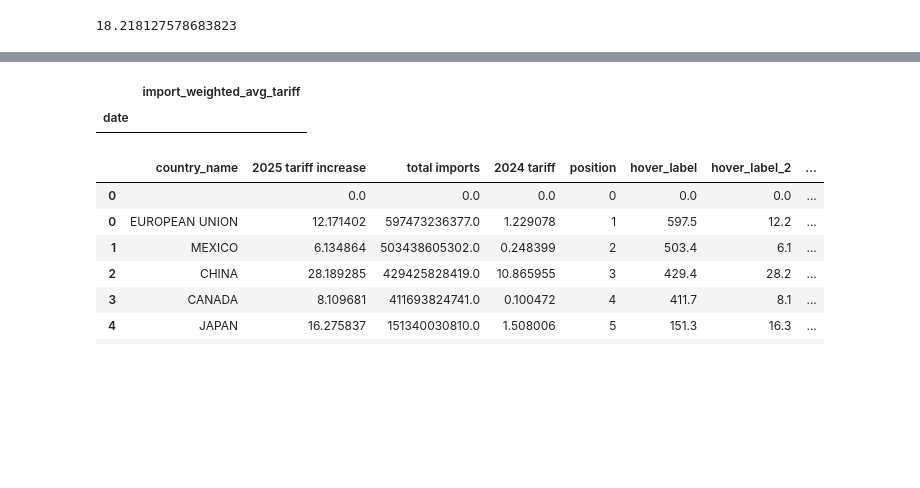
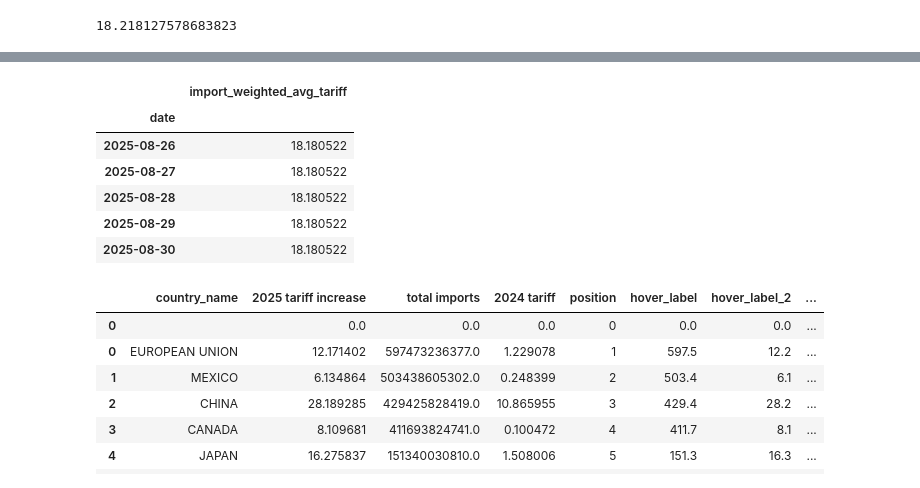
Before and after one commit to tradewartracker/trade-war-redux-2025, a Jupyter notebook: tariff-summary-country-time.ipynb, the cells around one changed output, grey strips where cells are left out. Cells and saved outputs as stored; diff of their text form; code cells hidden in the pictures; blank space fills up the shorter version.

```diff
--- a/tariff-summary-country-time.ipynb
+++ b/tariff-summary-country-time.ipynb
@@ -379,8 +379,13 @@ Timestamp('2025-08-10 00:00:00')
 # %%
-daily_tariff.loc[pd.Timestamp.now():"2025-08-07"]
+daily_tariff.loc[pd.Timestamp.now():"2025-08-30"]
 # %% [output]
 |  | import_weighted_avg_tariff |
 | date |  |
+| 2025-08-26 | 18.180522 |
+| 2025-08-27 | 18.180522 |
+| 2025-08-28 | 18.180522 |
+| 2025-08-29 | 18.180522 |
+| 2025-08-30 | 18.180522 |
 # %%
 def make_tariff_daily(df):
 
```
Also changed, not shown: parts of 2 cells of this notebook, 1 other file.
